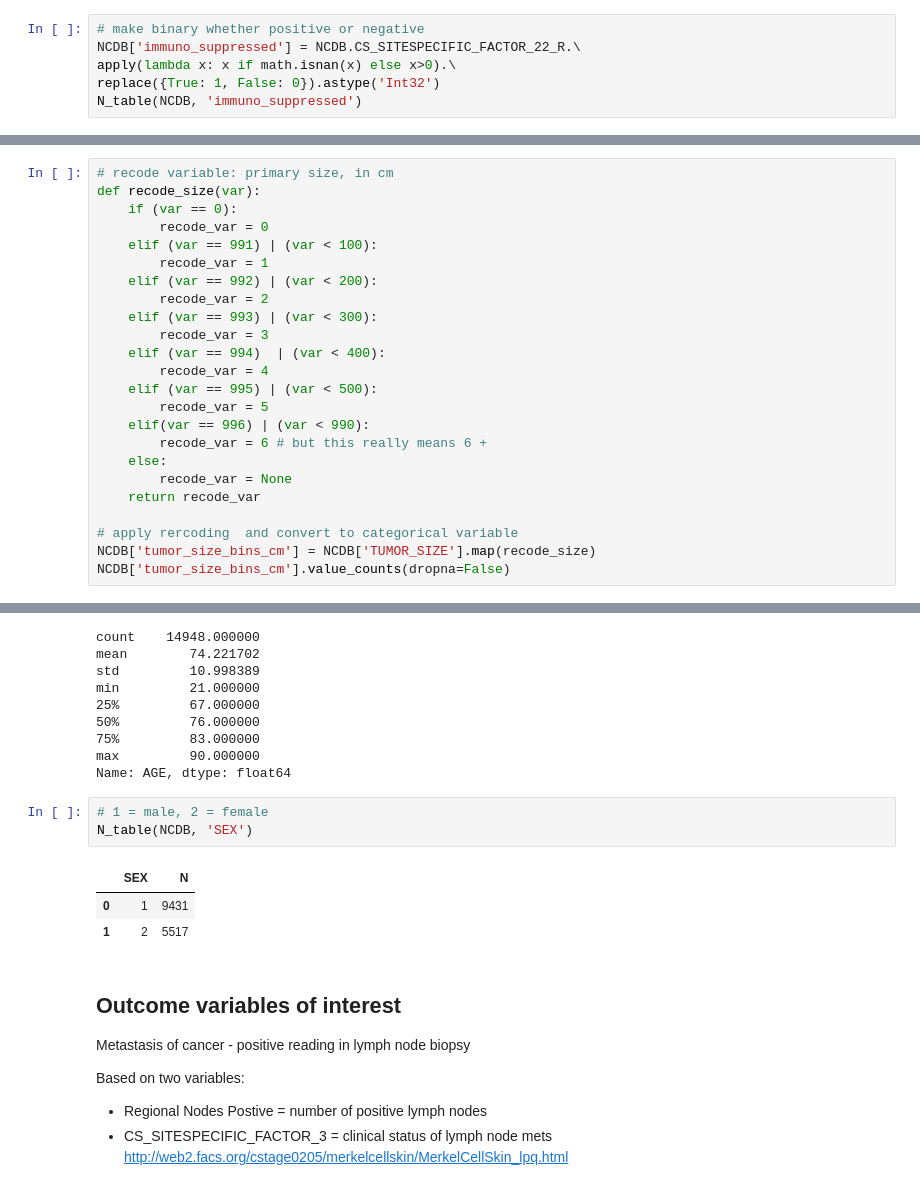
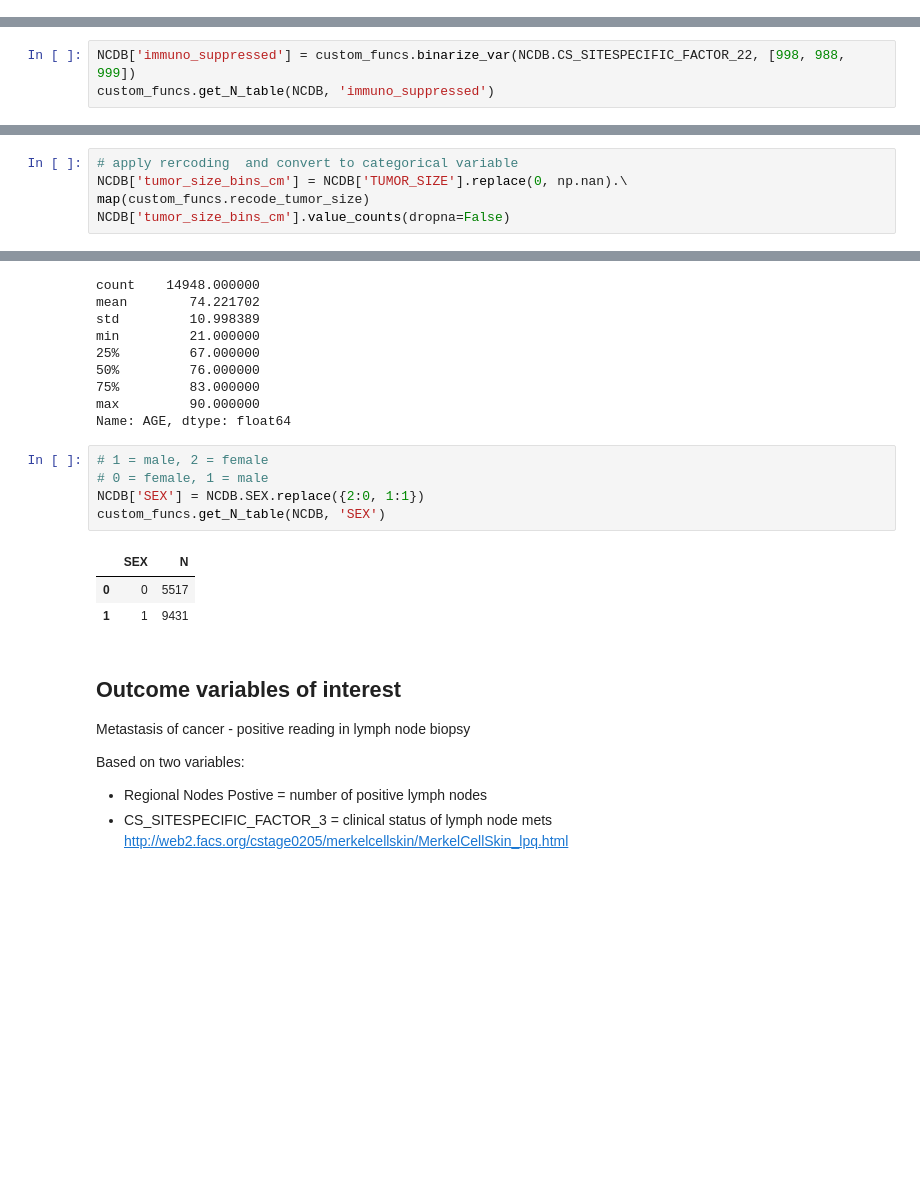
Before and after one commit to mvantieghem/mcc_metastasis, a Jupyter notebook: notebooks/01A_cleaning_NCDB_data.ipynb, the cells around one changed output, grey strips where cells are left out. Saved outputs shown, nothing was run; the diff lists cells and outputs as text; blank space fills up the shorter version.

```diff
--- a/notebooks/01A_cleaning_NCDB_data.ipynb
+++ b/notebooks/01A_cleaning_NCDB_data.ipynb
@@ -200,6 +146,0 @@ replace([998, 988, 999.0],  np.nan)
-# %%
-# make binary whether positive or negative
-NCDB['immuno_suppressed'] = NCDB.CS_SITESPECIFIC_FACTOR_22_R.\
-apply(lambda x: x if math.isnan(x) else x>0).\
-replace({True: 1, False: 0}).astype('Int32')
-N_table(NCDB, 'immuno_suppressed')
@@ -210,0 +147,3 @@ N_table(NCDB, 'immuno_suppressed')
+# %%
+NCDB['immuno_suppressed'] = custom_funcs.binarize_var(NCDB.CS_SITESPECIFIC_FACTOR_22, [998, 988, 999])
+custom_funcs.get_N_table(NCDB, 'immuno_suppressed')
@@ -236,27 +180,3 @@ Recode to bins of 10 mm, 1 cm
 
 
 see http://web2.facs.org/cstage0205/merkelcellskin/MerkelCellSkin_apo.html)
-# %%
-# recode variable: primary size, in cm
-def recode_size(var):
-    if (var == 0):
-        recode_var = 0
-    elif (var == 991) | (var < 100):
-        recode_var = 1
-    elif (var == 992) | (var < 200):
-        recode_var = 2
-    elif (var == 993) | (var < 300):
-        recode_var = 3
-    elif (var == 994)  | (var < 400):
-        recode_var = 4
-    elif (var == 995) | (var < 500):
-        recode_var = 5
-    elif(var == 996) | (var < 990):
-        recode_var = 6 # but this really means 6 +
-    else:
-        recode_var = None
-    return recode_var
-
-# apply rercoding  and convert to categorical variable
-NCDB['tumor_size_bins_cm'] = NCDB['TUMOR_SIZE'].map(recode_size)
-NCDB['tumor_size_bins_cm'].value_counts(dropna=False)
@@ -272,0 +183,5 @@ Name: tumor_size_bins_cm, dtype: int64
+# %%
+# apply rercoding  and convert to categorical variable
+NCDB['tumor_size_bins_cm'] = NCDB['TUMOR_SIZE'].replace(0, np.nan).\
+map(custom_funcs.recode_tumor_size)
+NCDB['tumor_size_bins_cm'].value_counts(dropna=False)
@@ -287,11 +211,13 @@ max         90.000000
 Name: AGE, dtype: float64
 # %%
 # 1 = male, 2 = female
-N_table(NCDB, 'SEX')
+# 0 = female, 1 = male
+NCDB['SEX'] = NCDB.SEX.replace({2:0, 1:1})
+custom_funcs.get_N_table(NCDB, 'SEX')
 # %% [output]
 |  | SEX | N |
-| 0 | 1 | 9431 |
-| 1 | 2 | 5517 |
+| 0 | 0 | 5517 |
+| 1 | 1 | 9431 |
 # %% [markdown]
 
 ## Outcome variables of interest
```
Also changed, not shown: parts of 32 cells of this notebook, 15 other files.
